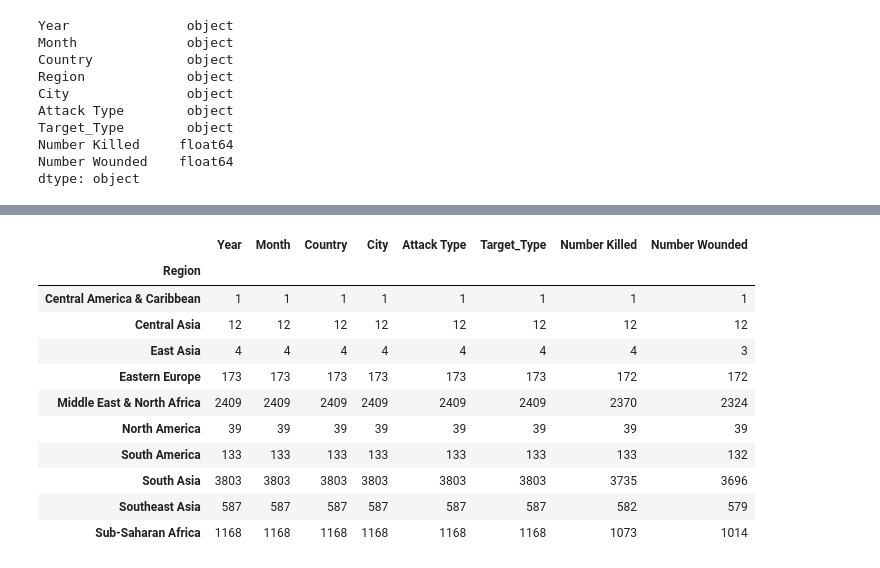
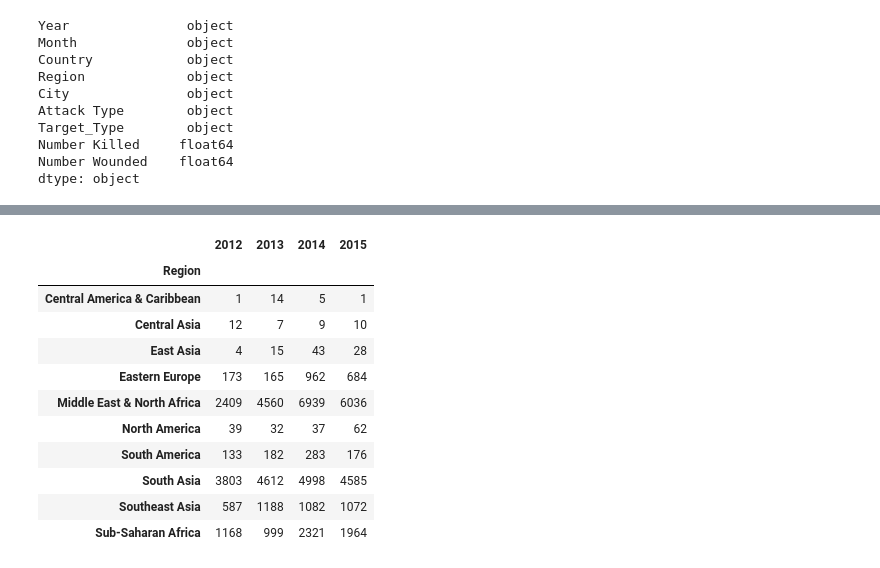
Before and after one commit to kristen-hyman/Group_Project, a Jupyter notebook: kristen_file.ipynb, the cells around one changed output, grey strips where cells are left out. Saved outputs shown, nothing was run; the diff lists cells and outputs as text; code cells hidden in the pictures.

```diff
--- a/kristen_file.ipynb
+++ b/kristen_file.ipynb
@@ -30,29 +49,49 @@ dtype: object
 # %%
 #Break up dataframes by year
 FY2012DF  = renamed_df.loc[renamed_df["Year"] == "2012", :]
 FY2013DF  = renamed_df.loc[renamed_df["Year"] == "2013", :]
 FY2014DF  = renamed_df.loc[renamed_df["Year"] == "2014", :]
 FY2015DF  = renamed_df.loc[renamed_df["Year"] == "2015", :]
 FY2016DF  = renamed_df.loc[renamed_df["Year"] == "2016", :]
+FY2017DF  = renamed_df.loc[renamed_df["Year"] == "2017", :]
 
 
 #Group by region and count how many attacks that year
 Region2012 = FY2012DF.groupby(["Region"]).count()
-Region2013 = FY2012DF.groupby(["Region"]).count()
-Region2014 = FY2012DF.groupby(["Region"]).count()
-Region2015 = FY2012DF.groupby(["Region"]).count()
-Region2016 = FY2012DF.groupby(["Region"]).count()
-Region2017 = FY2012DF.groupby(["Region"]).count()
+Region2013 = FY2013DF.groupby(["Region"]).count()
+Region2014 = FY2014DF.groupby(["Region"]).count()
+Region2015 = FY2015DF.groupby(["Region"]).count()
+Region2016 = FY2016DF.groupby(["Region"]).count()
+Region2017 = FY2017DF.groupby(["Region"]).count()
+
+
+#pull out one column count to plot.
+Chart2012 = Region2012[["Year"]]
+Chart2013 = Region2013[["Year"]]
+Chart2014 = Region2014[["Year"]]
+Chart2015 = Region2015[["Year"]]
+Chart2016 = Region2016[["Year"]]
+Chart2017 = Region2017[["Year"]]
+
+Combined = pd.merge(Chart2012, Chart2013, on="Region")
+CombinedRename = Combined.rename(columns = {"Year_x": "2012", "Year_y": "2013"})
+
+Combined2 = pd.merge(CombinedRename, Chart2014, on="Region")
+Combined2Rename = Combined2.rename(columns = {"Year":"2014"})
+
+Combined3 = pd.merge(Combined2Rename, Chart2015, on="Region")
+Combined3Rename = Combined3.rename(columns = {"Year":"2015"})
+Combined3Rename.head(10)
 # %% [output]
-|  | Year | Month | Country | City | Attack Type | Target_Type | Number Killed | Number Wounded |
-| Region |  |  |  |  |  |  |  |  |
-| Central America & Caribbean | 1 | 1 | 1 | 1 | 1 | 1 | 1 | 1 |
-| Central Asia | 12 | 12 | 12 | 12 | 12 | 12 | 12 | 12 |
-| East Asia | 4 | 4 | 4 | 4 | 4 | 4 | 4 | 3 |
-| Eastern Europe | 173 | 173 | 173 | 173 | 173 | 173 | 172 | 172 |
-| Middle East & North Africa | 2409 | 2409 | 2409 | 2409 | 2409 | 2409 | 2370 | 2324 |
-| North America | 39 | 39 | 39 | 39 | 39 | 39 | 39 | 39 |
-| South America | 133 | 133 | 133 | 133 | 133 | 133 | 133 | 132 |
-| South Asia | 3803 | 3803 | 3803 | 3803 | 3803 | 3803 | 3735 | 3696 |
-| Southeast Asia | 587 | 587 | 587 | 587 | 587 | 587 | 582 | 579 |
-| Sub-Saharan Africa | 1168 | 1168 | 1168 | 1168 | 1168 | 1168 | 1073 | 1014 |
+|  | 2012 | 2013 | 2014 | 2015 |
+| Region |  |  |  |  |
+| Central America & Caribbean | 1 | 14 | 5 | 1 |
+| Central Asia | 12 | 7 | 9 | 10 |
+| East Asia | 4 | 15 | 43 | 28 |
+| Eastern Europe | 173 | 165 | 962 | 684 |
+| Middle East & North Africa | 2409 | 4560 | 6939 | 6036 |
+| North America | 39 | 32 | 37 | 62 |
+| South America | 133 | 182 | 283 | 176 |
+| South Asia | 3803 | 4612 | 4998 | 4585 |
+| Southeast Asia | 587 | 1188 | 1082 | 1072 |
+| Sub-Saharan Africa | 1168 | 999 | 2321 | 1964 |
```
Also changed, not shown: parts of 3 cells of this notebook.
